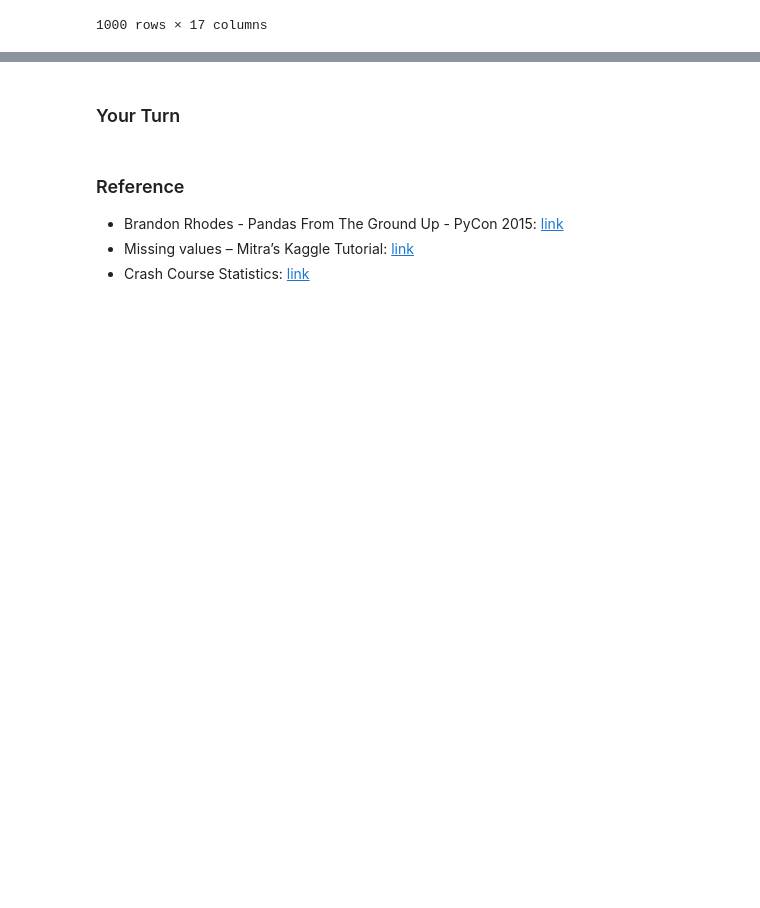
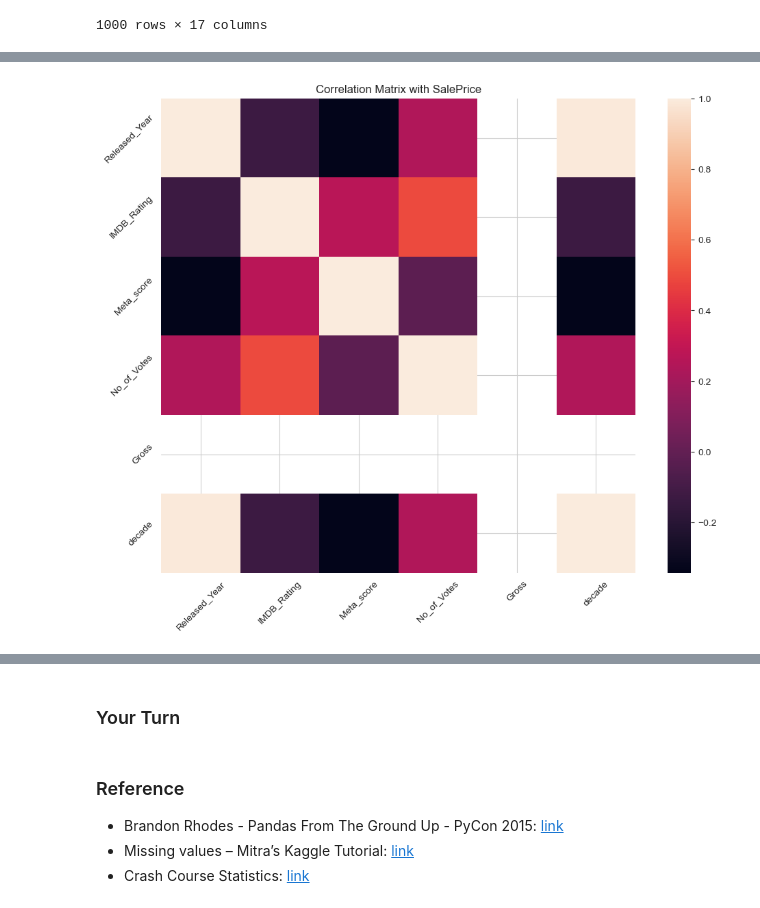
Before and after one commit to zhifanl/ENSF544-Labs, a Jupyter notebook: Lab1/Lab 1_Working_with_Pandas_and_EDA_ENSF_544_Student_Version.ipynb, the cells around one changed output, grey strips where cells are left out. Saved outputs shown, nothing was run; the diff lists cells and outputs as text; code cells hidden in the pictures; blank space fills up the shorter version.

```diff
--- a/Lab1/Lab 1_Working_with_Pandas_and_EDA_ENSF_544_Student_Version.ipynb
+++ b/Lab1/Lab 1_Working_with_Pandas_and_EDA_ENSF_544_Student_Version.ipynb
@@ -648,0 +672,18 @@ df_2
+# %%
+# build the correlation matrix and plot it with seaborn!
+df_2 = df_2.select_dtypes(include=[np.number])
+
+corr_matrix_2 = df_2.corr()
+
+# Set up the matplotlib figure
+plt.figure(figsize=(12, 9))
+
+sns.heatmap(corr_matrix_2, square=True)
+
+plt.title('Correlation Matrix with SalePrice')
+plt.xticks(rotation=45)
+plt.yticks(rotation=45)
+
+plt.show()
+# %% [output]
+[figure, added]
```
Also changed, not shown: parts of 9 cells of this notebook.
